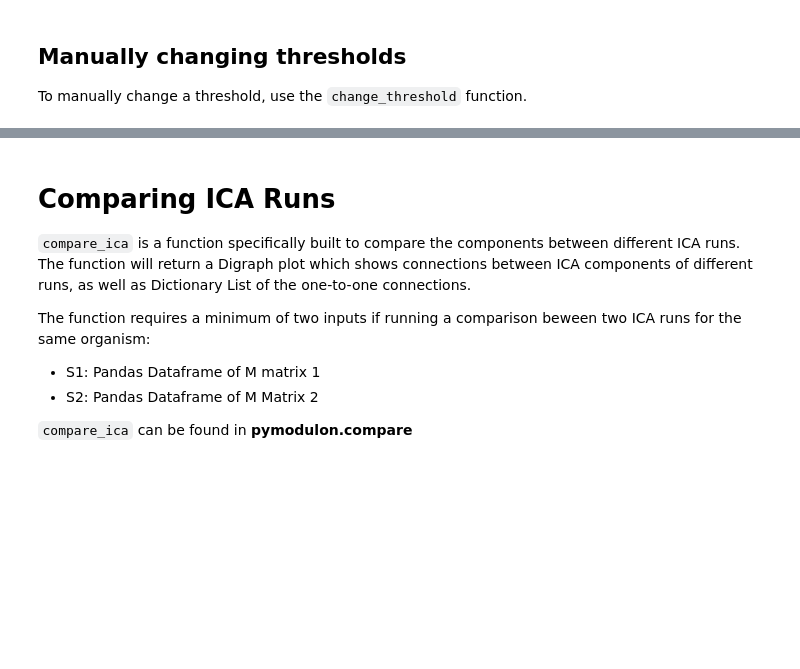
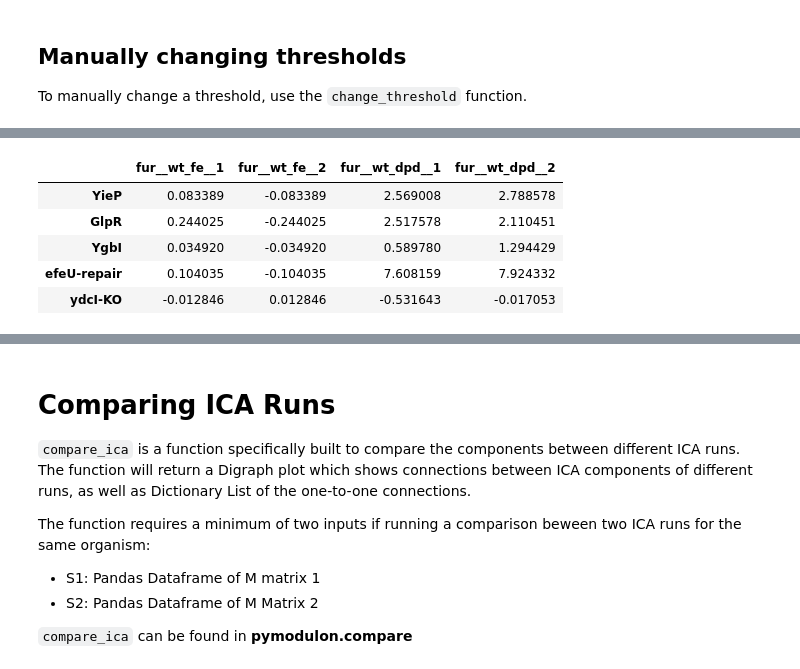
Before and after one commit to SBRG/pymodulon, a Jupyter notebook: notebooks/Tutorial.ipynb, the cells around one changed output, grey strips where cells are left out. Cells and saved outputs as stored; diff of their text form; code cells hidden in the pictures; blank space fills up the shorter version.

Commit message:
feature: Added infer_activities function

```diff
--- a/notebooks/Tutorial.ipynb
+++ b/notebooks/Tutorial.ipynb
@@ -481,0 +507,10 @@ ica_data.view_imodulon('GlpR')
+# %%
+activities = infer_activities(ica_data,centered_test_data)
+activities.head()
+# %% [output]
+|  | fur__wt_fe__1 | fur__wt_fe__2 | fur__wt_dpd__1 | fur__wt_dpd__2 |
+| YieP | 0.083389 | -0.083389 | 2.569008 | 2.788578 |
+| GlpR | 0.244025 | -0.244025 | 2.517578 | 2.110451 |
+| YgbI | 0.034920 | -0.034920 | 0.589780 | 1.294429 |
+| efeU-repair | 0.104035 | -0.104035 | 7.608159 | 7.924332 |
+| ydcI-KO | -0.012846 | 0.012846 | -0.531643 | -0.017053 |
```
Also changed, not shown: parts of 7 cells of this notebook, 2 other files.
